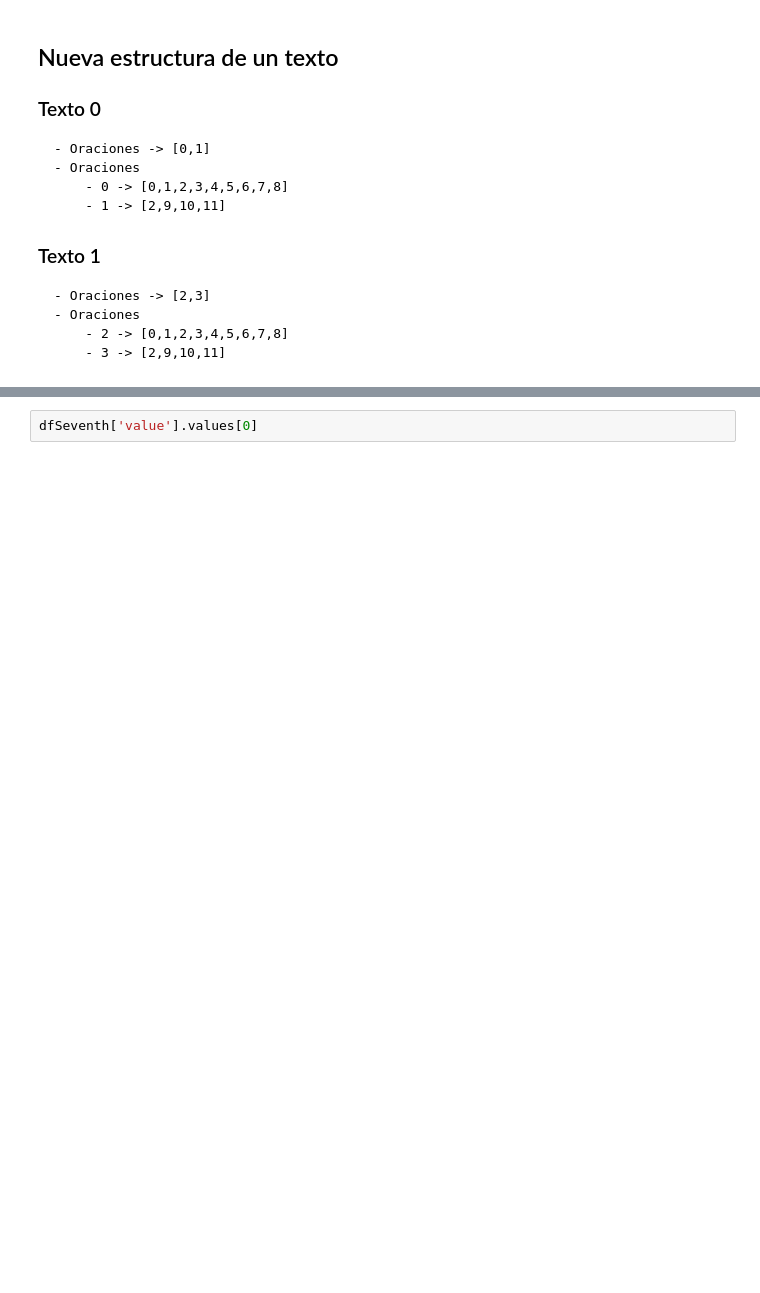
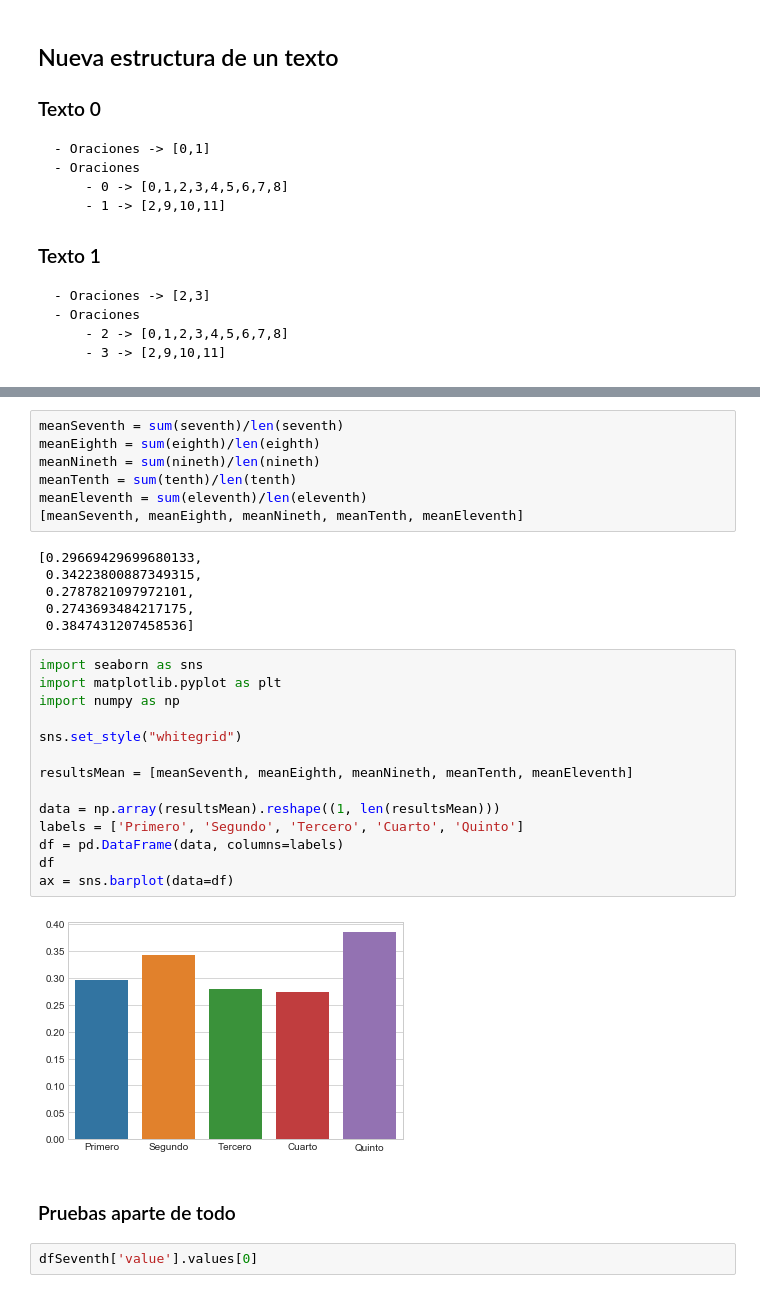
Before and after one commit to Greenhv/Tesis, a Jupyter notebook: Notebook/Verb Cohesion Metric.ipynb, the cells around one changed output, grey strips where cells are left out. Cells and saved outputs as stored; diff of their text form; blank space fills up the shorter version.

```diff
--- a/Notebook/Verb Cohesion Metric.ipynb
+++ b/Notebook/Verb Cohesion Metric.ipynb
@@ -230,3 +487,34 @@ results
+# %%
+meanSeventh = sum(seventh)/len(seventh)
+meanEighth = sum(eighth)/len(eighth)
+meanNineth = sum(nineth)/len(nineth)
+meanTenth = sum(tenth)/len(tenth)
+meanEleventh = sum(eleventh)/len(eleventh)
+[meanSeventh, meanEighth, meanNineth, meanTenth, meanEleventh]
+# %% [output]
+[0.29669429699680133,
+ 0.34223800887349315,
+ 0.2787821097972101,
+ 0.2743693484217175,
+ 0.3847431207458536]
+# %%
+import seaborn as sns
+import matplotlib.pyplot as plt
+import numpy as np
+
+sns.set_style("whitegrid")
+
+resultsMean = [meanSeventh, meanEighth, meanNineth, meanTenth, meanEleventh]
+
+data = np.array(resultsMean).reshape((1, len(resultsMean)))
+labels = ['Primero', 'Segundo', 'Tercero', 'Cuarto', 'Quinto']
+df = pd.DataFrame(data, columns=labels)
+df
+ax = sns.barplot(data=df)
+# %% [output]
+[figure, added]
+# %% [markdown]
+### Pruebas aparte de todo
 # %%
 dfSeventh['value'].values[0]
 # %% [output]
```
Also changed, not shown: parts of 12 cells of this notebook, 3 other files.
